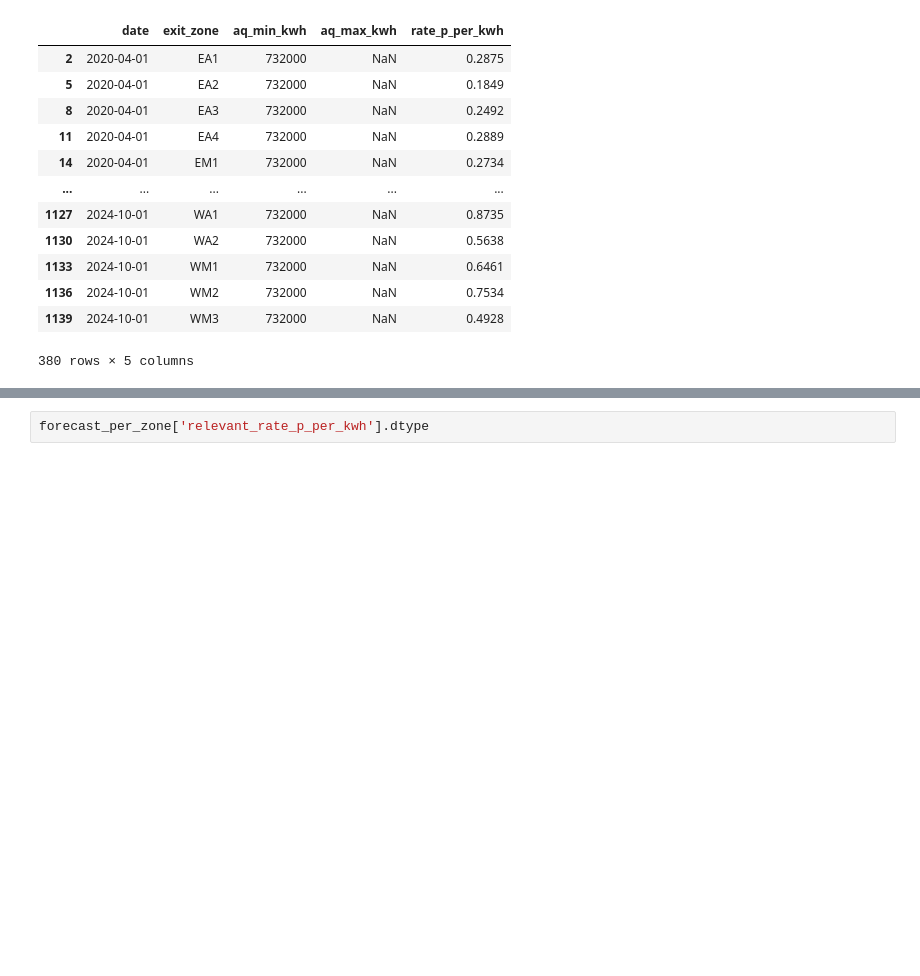
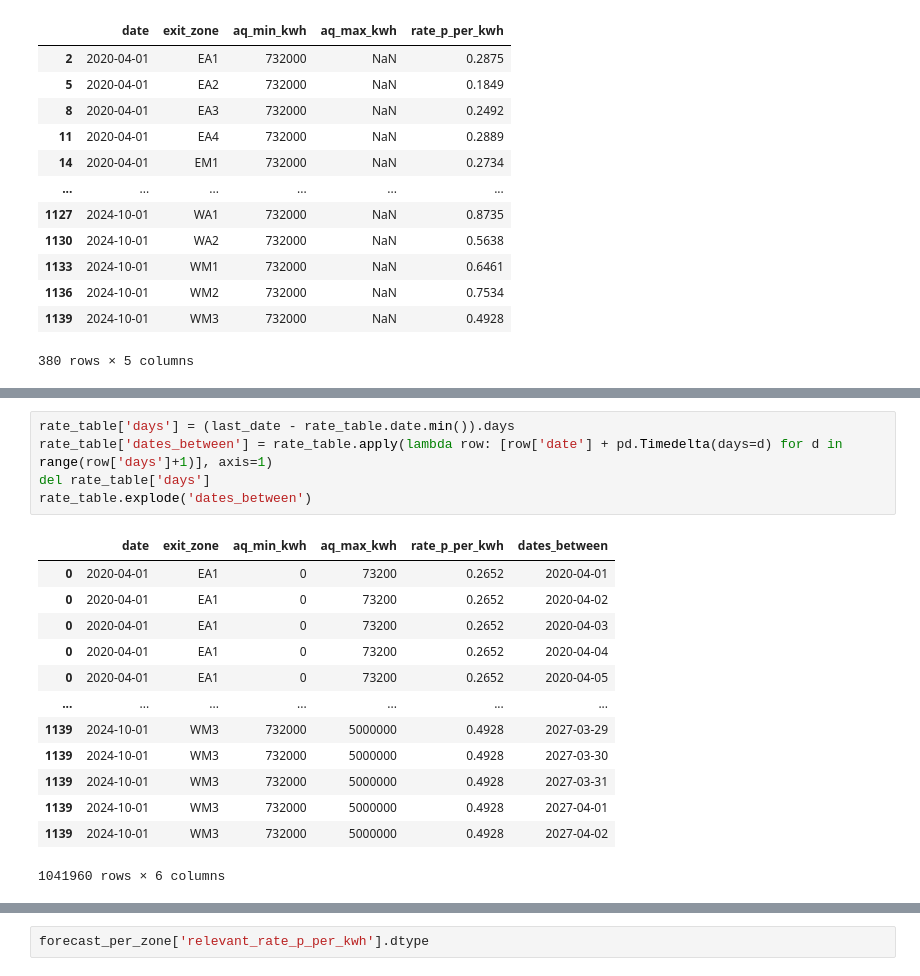
Before and after one commit to kevinvbc/deeproad, a Jupyter notebook: Gorilla_Assignment.ipynb, the cells around one changed output, grey strips where cells are left out. Saved outputs shown, nothing was run; the diff lists cells and outputs as text; blank space fills up the shorter version.

```diff
--- a/Gorilla_Assignment.ipynb
+++ b/Gorilla_Assignment.ipynb
@@ -136,0 +272,19 @@ forecast_per_zone['relevant_rate_p_per_kwh'] = forecast_per_zone.apply(compare_a
+# %%
+rate_table['days'] = (last_date - rate_table.date.min()).days
+rate_table['dates_between'] = rate_table.apply(lambda row: [row['date'] + pd.Timedelta(days=d) for d in range(row['days']+1)], axis=1)
+del rate_table['days']
+rate_table.explode('dates_between')
+# %% [output]
+|  | date | exit_zone | aq_min_kwh | aq_max_kwh | rate_p_per_kwh | dates_between |
+| 0 | 2020-04-01 | EA1 | 0 | 73200 | 0.2652 | 2020-04-01 |
+| 0 | 2020-04-01 | EA1 | 0 | 73200 | 0.2652 | 2020-04-02 |
+| 0 | 2020-04-01 | EA1 | 0 | 73200 | 0.2652 | 2020-04-03 |
+| 0 | 2020-04-01 | EA1 | 0 | 73200 | 0.2652 | 2020-04-04 |
+| 0 | 2020-04-01 | EA1 | 0 | 73200 | 0.2652 | 2020-04-05 |
+| ... | ... | ... | ... | ... | ... | ... |
+| 1139 | 2024-10-01 | WM3 | 732000 | 5000000 | 0.4928 | 2027-03-29 |
+| 1139 | 2024-10-01 | WM3 | 732000 | 5000000 | 0.4928 | 2027-03-30 |
+| 1139 | 2024-10-01 | WM3 | 732000 | 5000000 | 0.4928 | 2027-03-31 |
+| 1139 | 2024-10-01 | WM3 | 732000 | 5000000 | 0.4928 | 2027-04-01 |
+| 1139 | 2024-10-01 | WM3 | 732000 | 5000000 | 0.4928 | 2027-04-02 |
+1041960 rows × 6 columns
```
Also changed, not shown: parts of 21 cells of this notebook.
